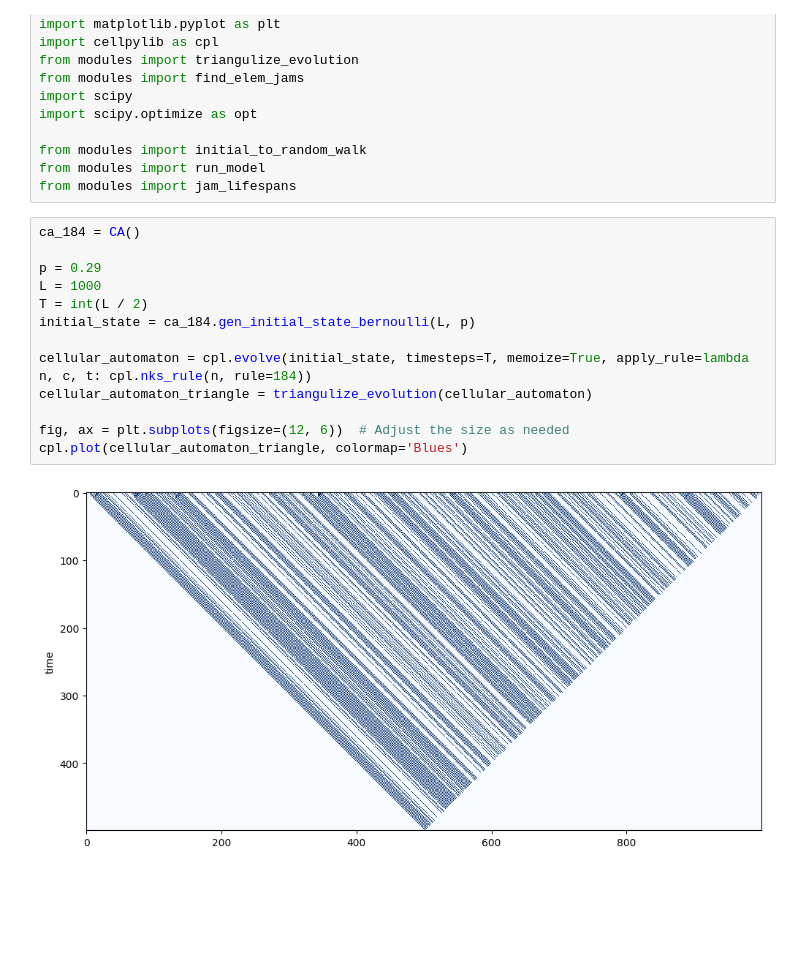
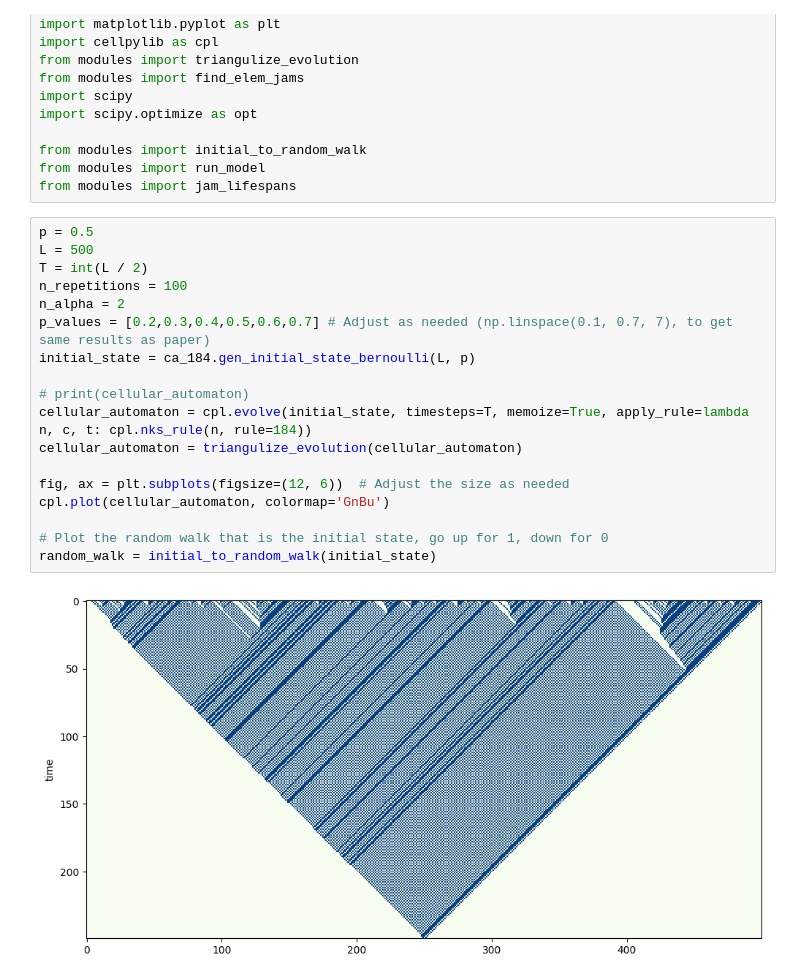
Before and after one commit to ThomasTenDamme/CSS-Group1, a Jupyter notebook: Prep_plot_function.ipynb, the cells around one changed output. Cells and saved outputs as stored; diff of their text form; blank space fills up the shorter version.

```diff
--- a/Prep_plot_function.ipynb
+++ b/Prep_plot_function.ipynb
@@ -18,17 +18,22 @@ from modules import initial_to_random_walk
 from modules import run_model
 from modules import jam_lifespans
 # %%
-ca_184 = CA()
-
-p = 0.29
-L = 1000
+p = 0.5
+L = 500
 T = int(L / 2)
+n_repetitions = 100
+n_alpha = 2
+p_values = [0.2,0.3,0.4,0.5,0.6,0.7] # Adjust as needed (np.linspace(0.1, 0.7, 7), to get same results as paper)
 initial_state = ca_184.gen_initial_state_bernoulli(L, p)
 
+# print(cellular_automaton)
 cellular_automaton = cpl.evolve(initial_state, timesteps=T, memoize=True, apply_rule=lambda n, c, t: cpl.nks_rule(n, rule=184))
-cellular_automaton_triangle = triangulize_evolution(cellular_automaton)
+cellular_automaton = triangulize_evolution(cellular_automaton)
 
 fig, ax = plt.subplots(figsize=(12, 6))  # Adjust the size as needed
-cpl.plot(cellular_automaton_triangle, colormap='Blues')
+cpl.plot(cellular_automaton, colormap='GnBu')
+
+# Plot the random walk that is the initial state, go up for 1, down for 0
+random_walk = initial_to_random_walk(initial_state)
 # %% [output]
-[figure, old version]
+[figure, new version]
```
Also changed, not shown: parts of 13 cells of this notebook.
